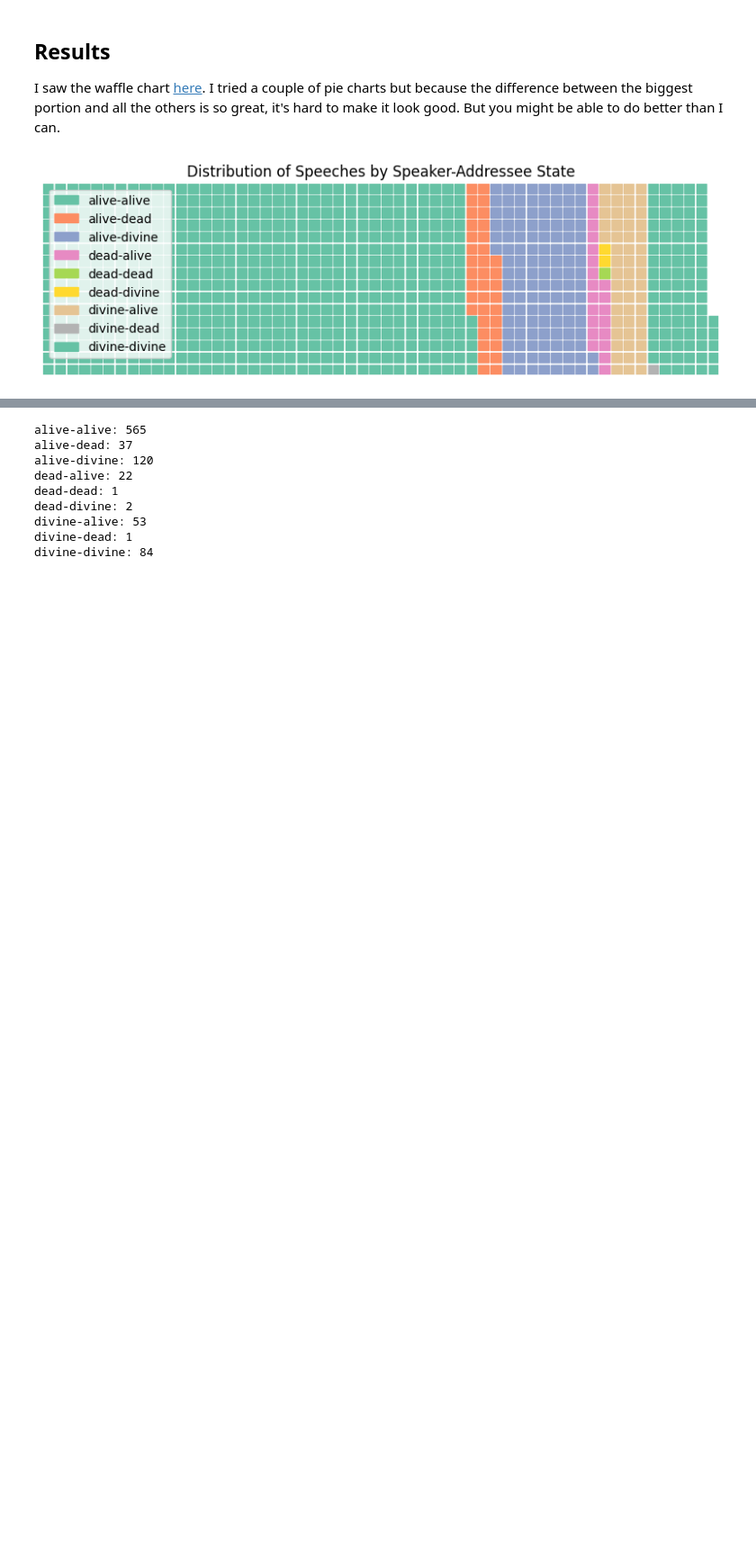
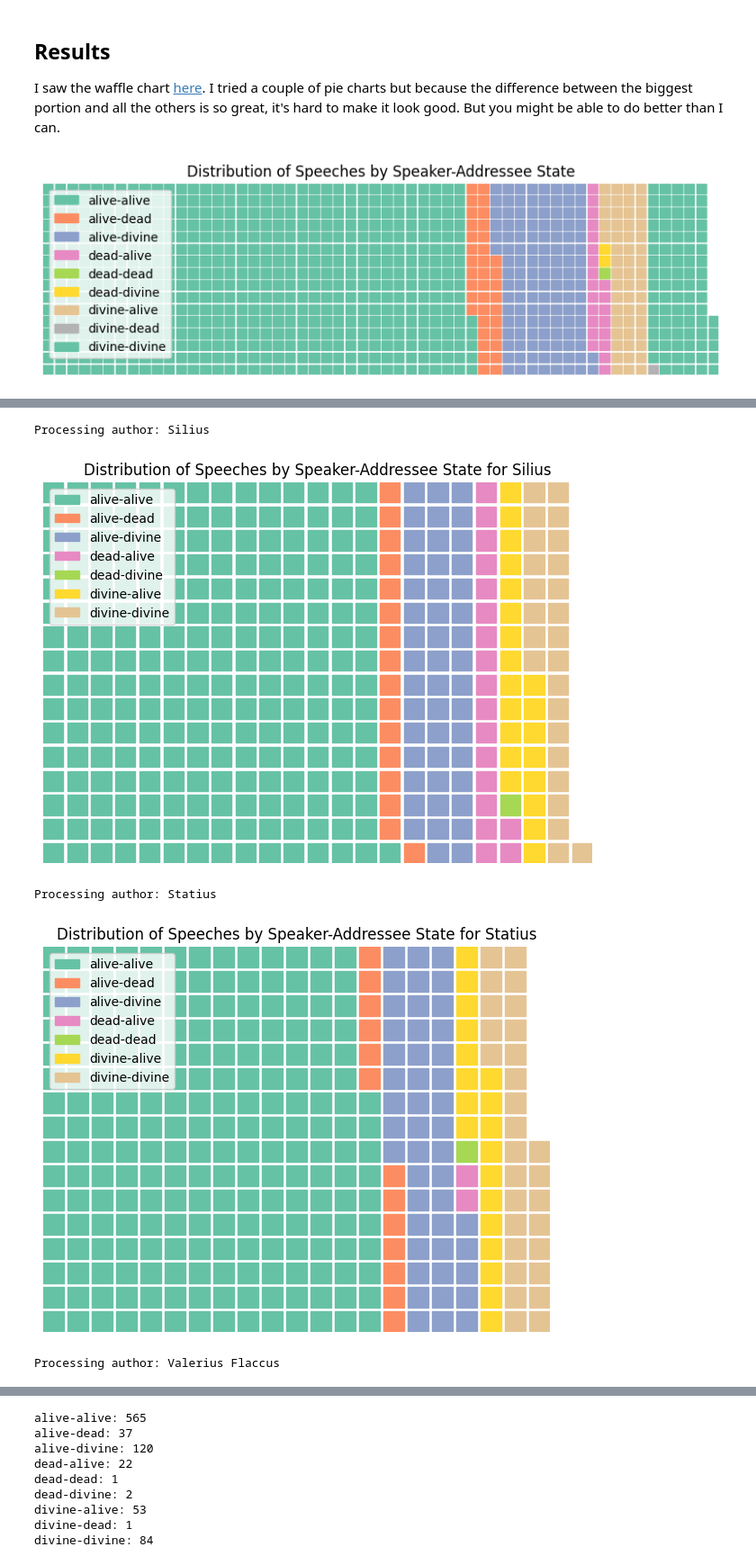
Before and after one commit to cwf2/dices-examples, a Jupyter notebook: colab/Dead Flavians.ipynb, the cells around one changed output, grey strips where cells are left out. Shown at 90% size. Saved outputs shown, nothing was run; the diff lists cells and outputs as text; code cells hidden in the pictures; blank space fills up the shorter version.

```diff
--- a/colab/Dead Flavians.ipynb
+++ b/colab/Dead Flavians.ipynb
@@ -45,8 +67,3 @@ First five speeches by Silius Italicus:
 3. Punica 1.125-1.137: Massylian priestess -> Hamilcar
 4. Punica 1.340-1.344: Hannibal -> Carthaginians
 5. Punica 1.384-1.386: Murrus -> Aradus
-# %%
-print('Authors of retrieved speeches:')
-authors_in_speeches = {s.author.name for s in speeches}
-for author_name in sorted(list(authors_in_speeches)):
-    print(f"- {author_name}")
@@ -106,15 +122,20 @@ for s in speeches:
 
 I saw the waffle chart [here](https://medium.com/data-science/9-visualizations-to-show-proportions-or-percentages-instead-of-a-pie-chart-4e8d81617451). I tried a couple of pie charts but because the difference between the biggest portion and all the others is so great, it's hard to make it look good. But you might be able to do better than I can.
 # %%
-# data
-labels, vals = zip(*[(k, len(v)) for k, v in index.items()])
+# calculate index for all speeches
+index = index_speaker_addressee_states(speeches)
+
+# count speeches in each category
+tally = dict()
+for k, v in index.items():
+    tally[k] = len(v)
 
 # plot
 fig = plt.figure(
     FigureClass=Waffle,
     rows=16,
-    values=vals,
-    labels=labels,
+    values=list(tally.values()),
+    labels=list(tally.keys()),
     legend={'loc': 'upper left', 'bbox_to_anchor': (0, 1)},
     figsize=(8, 6)
 )
@@ -199,0 +146,34 @@ Processing author: Valerius Flaccus
+# %%
+for author_name in sorted(list(author_names)):
+    print(f"\nProcessing author: {author_name}")
+
+    # Filter speeches for the current author
+    author_speeches = [s for s in speeches if s.author.name == author_name]
+
+    # Run our indexing function
+    index = index_speaker_addressee_states(author_speeches)
+
+    # Count speeches in each category
+    #  - omit zero counts
+    tally = dict()
+    for k, v in index.items():
+        if len(v) > 0:
+            tally[k] = len(v)
+
+    # plot
+    fig = plt.figure(
+        FigureClass=Waffle,
+        rows=16, # Keeping rows consistent with the previous plot
+        values=list(tally.values()),
+        labels=list(tally.keys()),
+        legend={'loc': 'upper left', 'bbox_to_anchor': (0, 1)},
+        # figsize=(8, 6)
+    )
+    plt.title(f'Distribution of Speeches by Speaker-Addressee State for {author_name}')
+    plt.show()
+# %% [output]
+Processing author: Silius
+[figure, added]
+Processing author: Statius
+[figure, added]
+Processing author: Valerius Flaccus
```
Also changed, not shown: parts of 12 cells of this notebook.
